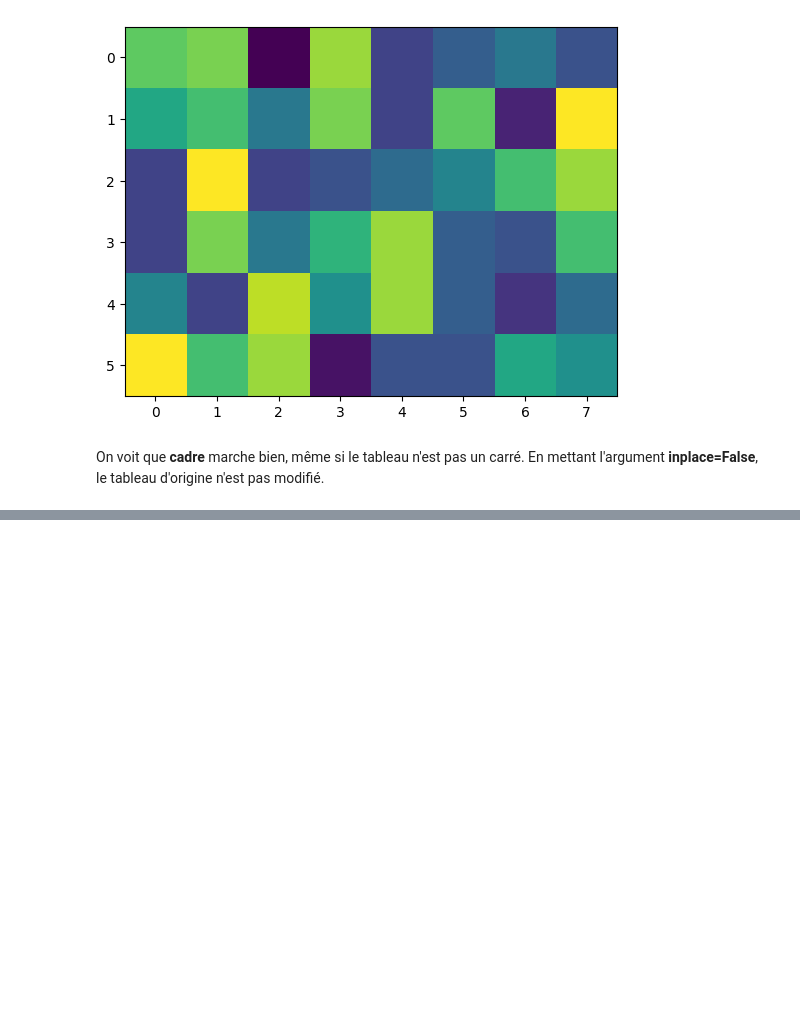
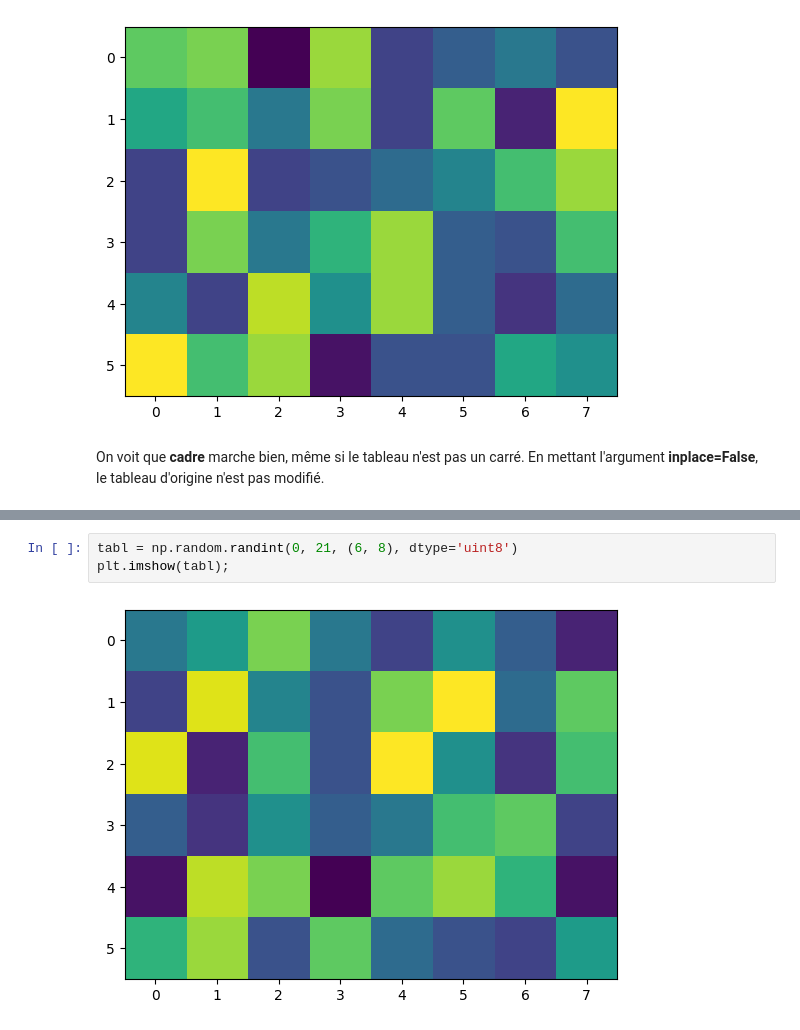
Before and after one commit to matthieuclaudon/pe-exos1, a Jupyter notebook: exos-semaine1.ipynb, the cells around one changed output, grey strips where cells are left out. Saved outputs shown, nothing was run; the diff lists cells and outputs as text; blank space fills up the shorter version.

```diff
--- a/exos-semaine1.ipynb
+++ b/exos-semaine1.ipynb
@@ -45,0 +60,5 @@ On voit que **cadre** marche bien, même si le tableau n'est pas un carré. En m
+# %%
+tabl = np.random.randint(0, 21, (6, 8), dtype='uint8')
+plt.imshow(tabl);
+# %% [output]
+[figure, added]
```
Also changed, not shown: parts of 5 cells of this notebook.
